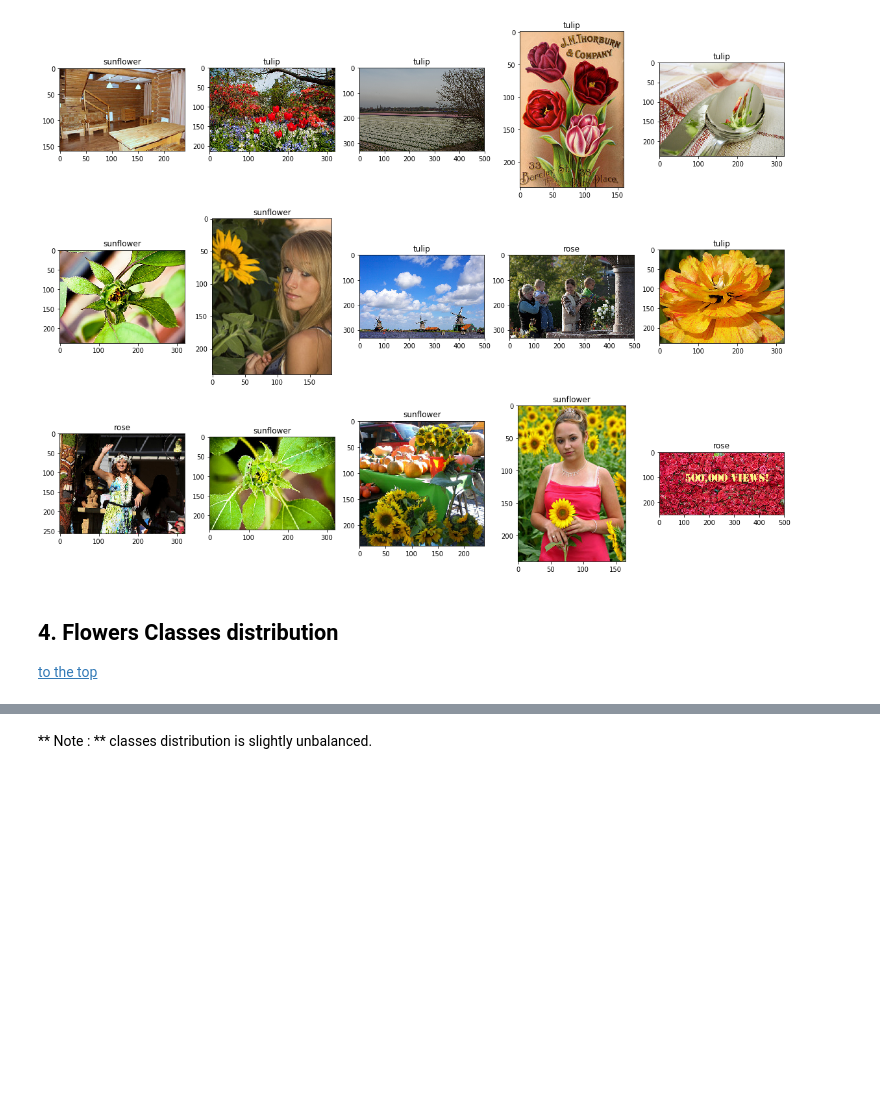
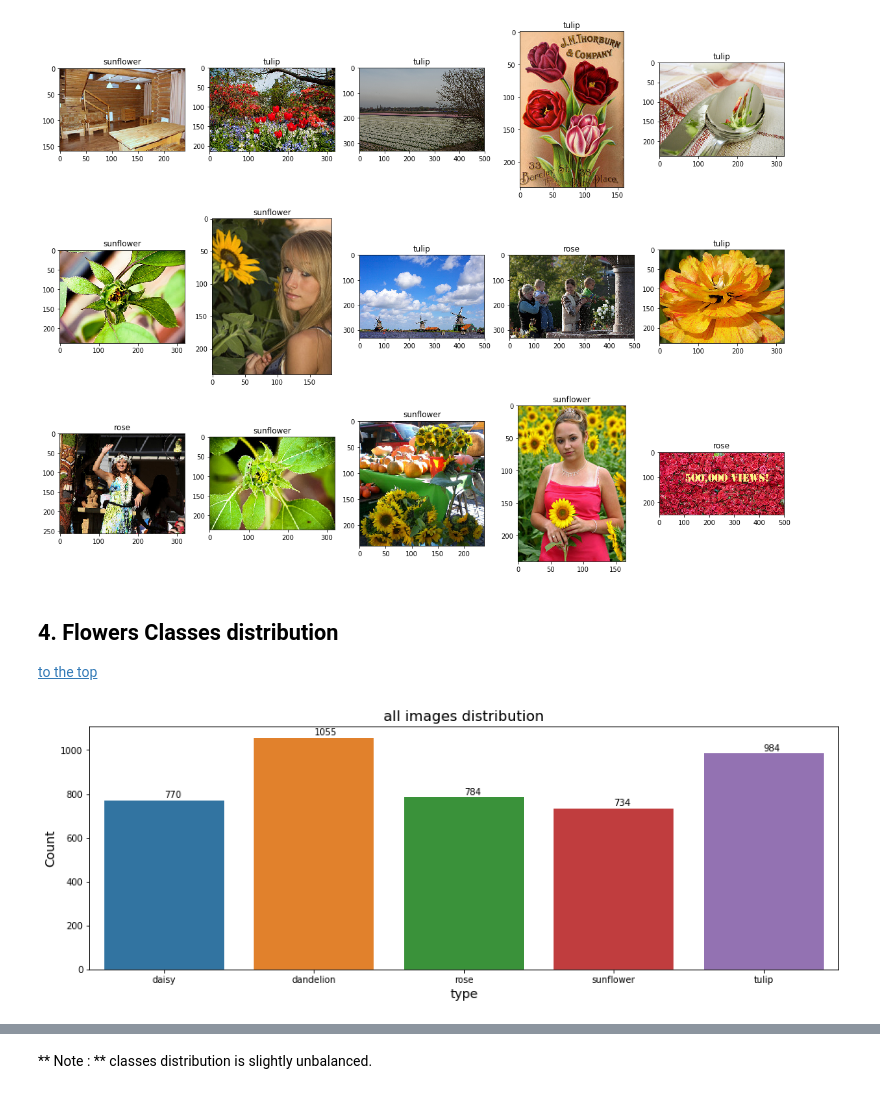
Before and after one commit to remi-ang/Udacity_MLND, a Jupyter notebook: capstone-project/Flowers Recognition.ipynb, the cells around one changed output, grey strips where cells are left out. Saved outputs shown, nothing was run; the diff lists cells and outputs as text; code cells hidden in the pictures; blank space fills up the shorter version.

```diff
--- a/capstone-project/Flowers Recognition.ipynb
+++ b/capstone-project/Flowers Recognition.ipynb
@@ -230,6 +231,11 @@ plot_images(sample_files, sample_titles)
 <a id="step4"></a>
 ## 4. Flowers Classes distribution
 [to the top](#top)
+# %%
+# plot original distribution
+flowersDistBarplot(data["target"], flowers_target_names, "all images distribution")
+# %% [output]
+[figure, added]
 # %%
 flowersDistBarplot(flowers_targets, flowers_target_names, "Flowers types distribution")
 # %% [output]
```
Also changed, not shown: parts of 5 cells of this notebook, 11 other files.
